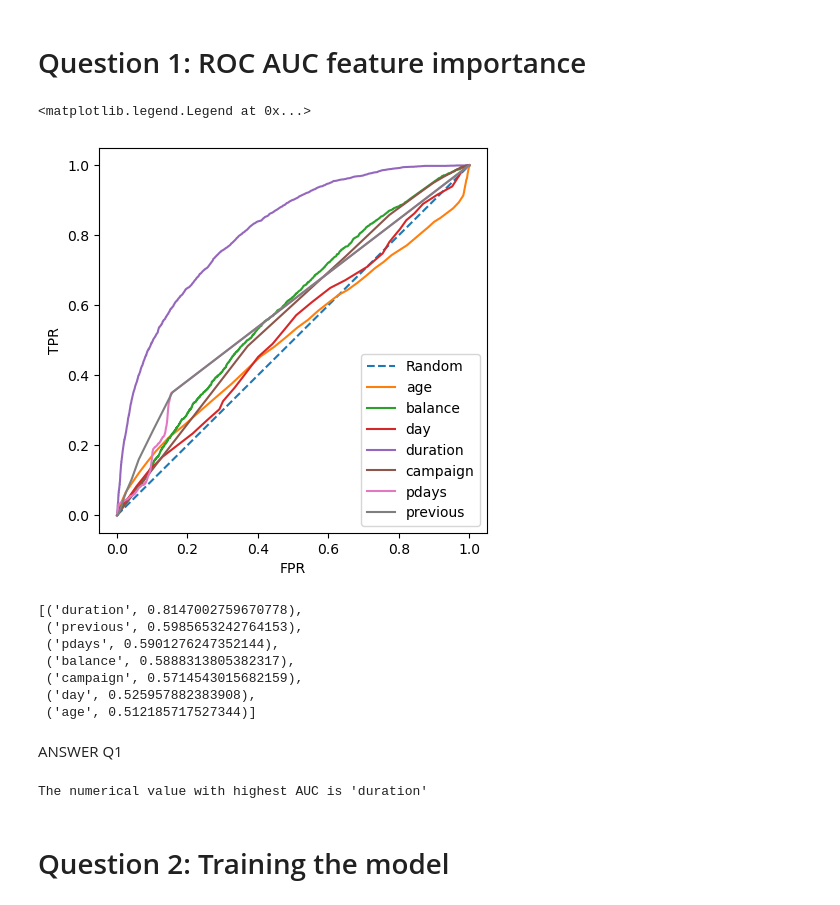
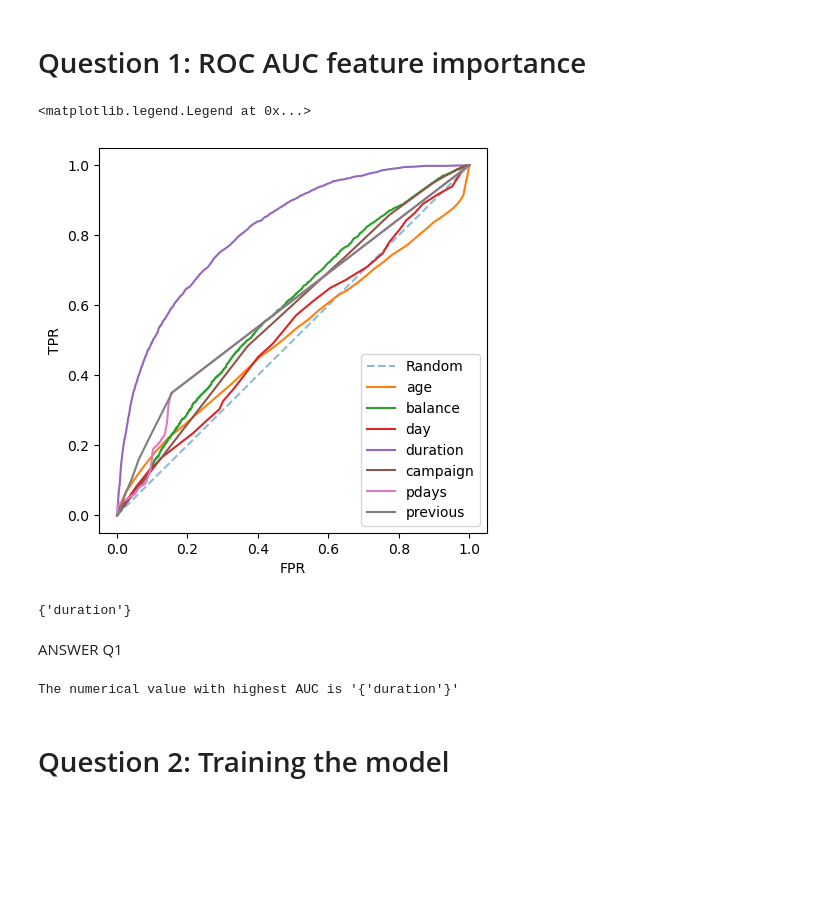
Before and after one commit to karinait/ml-zoomcamp, a Jupyter notebook: module 4/homework/notebook/homework4.ipynb, the cells around one changed output. Drawn from its saved outputs; the diff is of its cells as text; code cells hidden in the pictures; blank space fills up the shorter version.

```diff
--- a/module 4/homework/notebook/homework4.ipynb
+++ b/module 4/homework/notebook/homework4.ipynb
@@ -108,39 +124,34 @@ import seaborn as sns
 # %%
 results_dict = {}
 plt.figure(figsize=(5,5))
-plt.plot ([0,1], [0,1], label = 'Random', linestyle = '--')
+plt.plot ([0,1], [0,1], label = 'Random', linestyle = '--', alpha=0.5)
 for col in numerical:
     fpr, tpr, thresholds = roc_curve(y_true=y_train, y_score=df_train[col])
     auc_score_result = auc(fpr, tpr)
     if (auc_score_result < 0.5):
         fpr, tpr, thresholds = roc_curve(y_true=y_train, y_score=-df_train[col])
         auc_score_result = auc(fpr,tpr)
     plt.plot(fpr,tpr, label =col)
     results_dict[col]=auc_score_result
 
 plt.xlabel('FPR')
 plt.ylabel('TPR')
 plt.legend()
 # %% [output]
 <matplotlib.legend.Legend at 0x...>
-[figure, old version]
+[figure, new version]
 # %%
 sorted_aucs = sorted(results_dict.items(), key=lambda item: item[1], reverse=True)
-sorted_aucs
+feature_with_higher_auc = {sorted_aucs[0][0]}
+feature_with_higher_auc
 # %% [output]
-[('duration', 0.8147002759670778),
- ('previous', 0.5985653242764153),
- ('pdays', 0.5901276247352144),
- ('balance', 0.5888313805382317),
- ('campaign', 0.5714543015682159),
- ('day', 0.525957882383908),
- ('age', 0.512185717527344)]
+{'duration'}
 # %% [markdown]
 ANSWER Q1
 # %%
-print (f'The numerical value with highest AUC is \'{sorted_aucs[0][0]}\' ')
+print (f'The numerical value with highest AUC is \'{feature_with_higher_auc}\' ')
 # %% [output]
-The numerical value with highest AUC is 'duration'
+The numerical value with highest AUC is '{'duration'}'
 # %% [markdown]
 # Question 2: Training the model
 # %%
```
Also changed, not shown: parts of 24 cells of this notebook.
